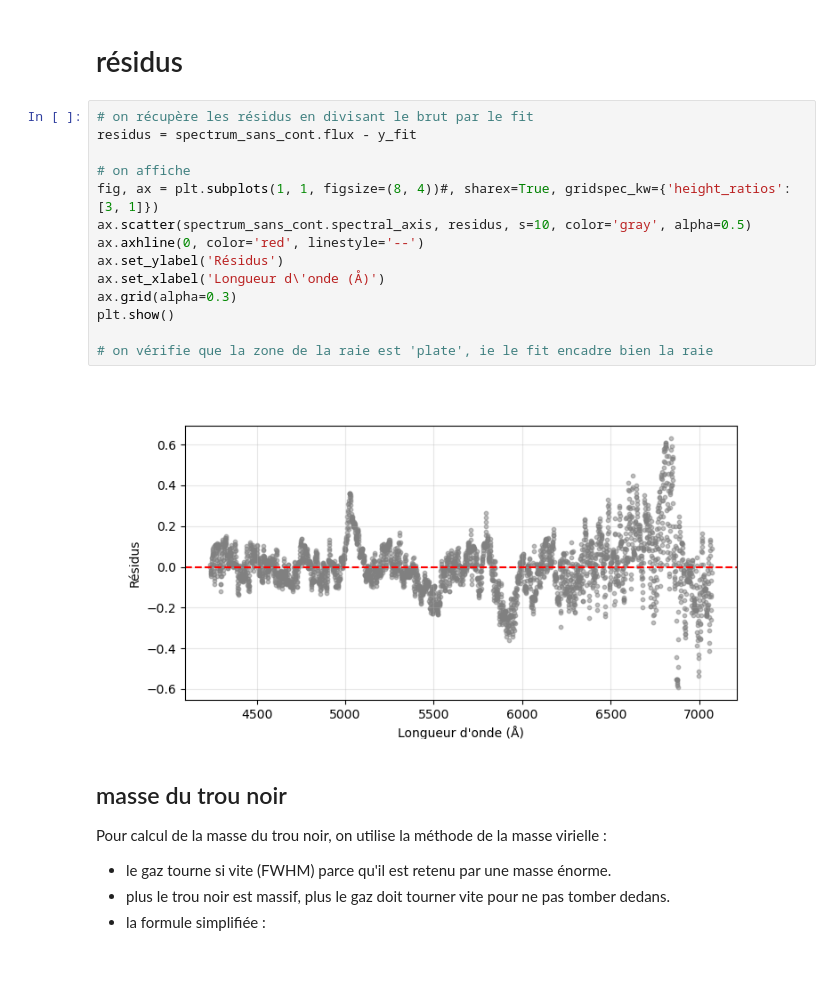
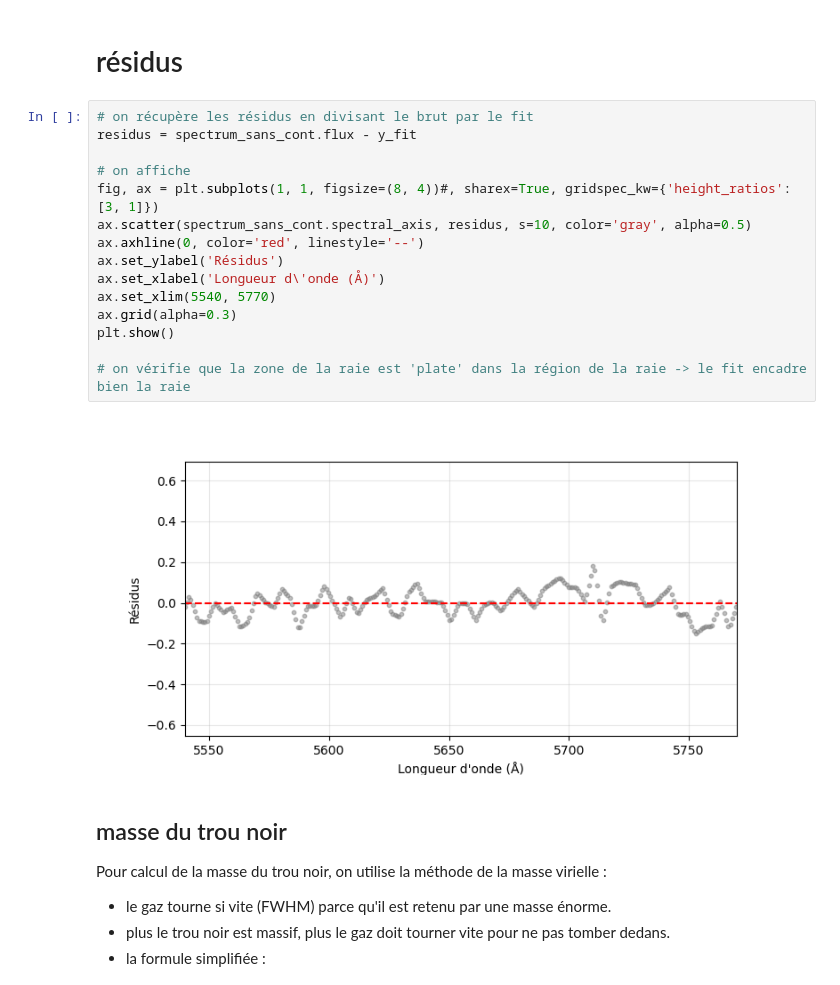
Before and after one commit to plouis35/SAR_colab, a Jupyter notebook: notebooks/04_galaxies_redshift.ipynb, the cells around one changed output. Drawn from its saved outputs; the diff is of its cells as text.

```diff
--- a/notebooks/04_galaxies_redshift.ipynb
+++ b/notebooks/04_galaxies_redshift.ipynb
@@ -287,19 +239,20 @@ Dispersion (FWHM) : 3056.27 +/- 189.50 km/s
 # %%
 # on récupère les résidus en divisant le brut par le fit
 residus = spectrum_sans_cont.flux - y_fit
 
 # on affiche
 fig, ax = plt.subplots(1, 1, figsize=(8, 4))#, sharex=True, gridspec_kw={'height_ratios': [3, 1]})
 ax.scatter(spectrum_sans_cont.spectral_axis, residus, s=10, color='gray', alpha=0.5)
 ax.axhline(0, color='red', linestyle='--')
 ax.set_ylabel('Résidus')
 ax.set_xlabel('Longueur d\'onde (Å)')
+ax.set_xlim(5540, 5770)
 ax.grid(alpha=0.3)
 plt.show()
 
-# on vérifie que la zone de la raie est 'plate', ie le fit encadre bien la raie
+# on vérifie que la zone de la raie est 'plate' dans la région de la raie -> le fit encadre bien la raie
 # %% [output]
-[figure, old version]
+[figure, new version]
 # %% [markdown]
 ## masse du trou noir
 Pour calcul de la masse du trou noir, on utilise la méthode de la masse virielle :
```
Also changed, not shown: parts of 7 cells of this notebook, 14 other files.
